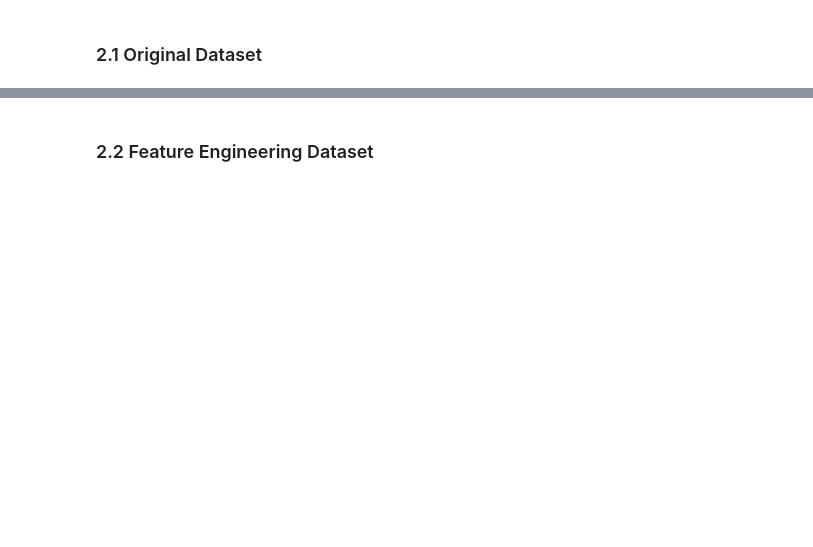
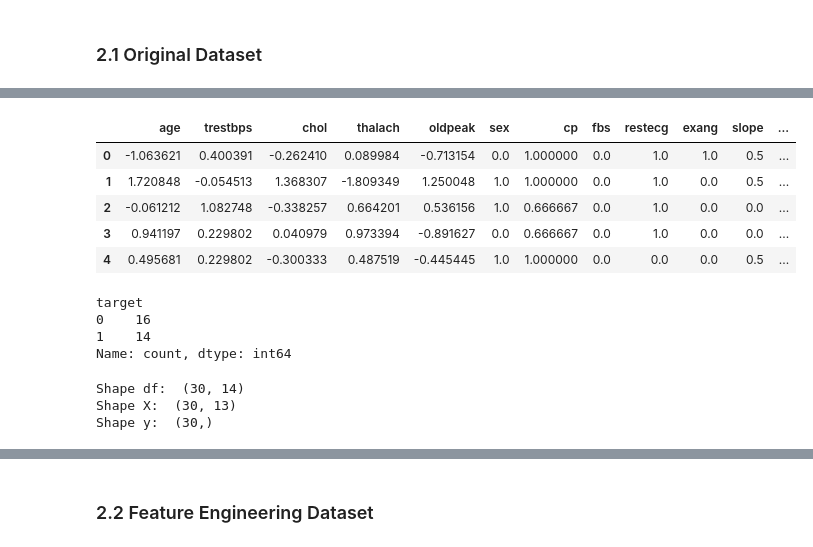
Before and after one commit to mylethidiem/data-science-artificial-intelligence-projects, a Jupyter notebook: Heart-Disease-Diagnosis/notebooks/Naive_Bayes_Classifier_Diagnosis.ipynb, the cells around one changed output, grey strips where cells are left out. Cells and saved outputs as stored; diff of their text form; code cells hidden in the pictures; blank space fills up the shorter version.

```diff
--- a/Heart-Disease-Diagnosis/notebooks/Naive_Bayes_Classifier_Diagnosis.ipynb
+++ b/Heart-Disease-Diagnosis/notebooks/Naive_Bayes_Classifier_Diagnosis.ipynb
@@ -11,0 +78,16 @@
+# %%
+X_val, y_val = read_csv("splits/raw_val.csv")
+# %% [output]
+|  | age | trestbps | chol | thalach | oldpeak | sex | cp | fbs | restecg | exang | slope | ... |
+| 0 | -1.063621 | 0.400391 | -0.262410 | 0.089984 | -0.713154 | 0.0 | 1.000000 | 0.0 | 1.0 | 1.0 | 0.5 | ... |
+| 1 | 1.720848 | -0.054513 | 1.368307 | -1.809349 | 1.250048 | 1.0 | 1.000000 | 0.0 | 1.0 | 0.0 | 0.5 | ... |
+| 2 | -0.061212 | 1.082748 | -0.338257 | 0.664201 | 0.536156 | 1.0 | 0.666667 | 0.0 | 1.0 | 0.0 | 0.0 | ... |
+| 3 | 0.941197 | 0.229802 | 0.040979 | 0.973394 | -0.891627 | 0.0 | 0.666667 | 0.0 | 1.0 | 0.0 | 0.0 | ... |
+| 4 | 0.495681 | 0.229802 | -0.300333 | 0.487519 | -0.445445 | 1.0 | 1.000000 | 0.0 | 0.0 | 0.0 | 0.5 | ... |
+target
+0    16
+1    14
+Name: count, dtype: int64
+Shape df:  (30, 14)
+Shape X:  (30, 13)
+Shape y:  (30,)
```
Also changed, not shown: parts of 13 cells of this notebook, 3 other files.
